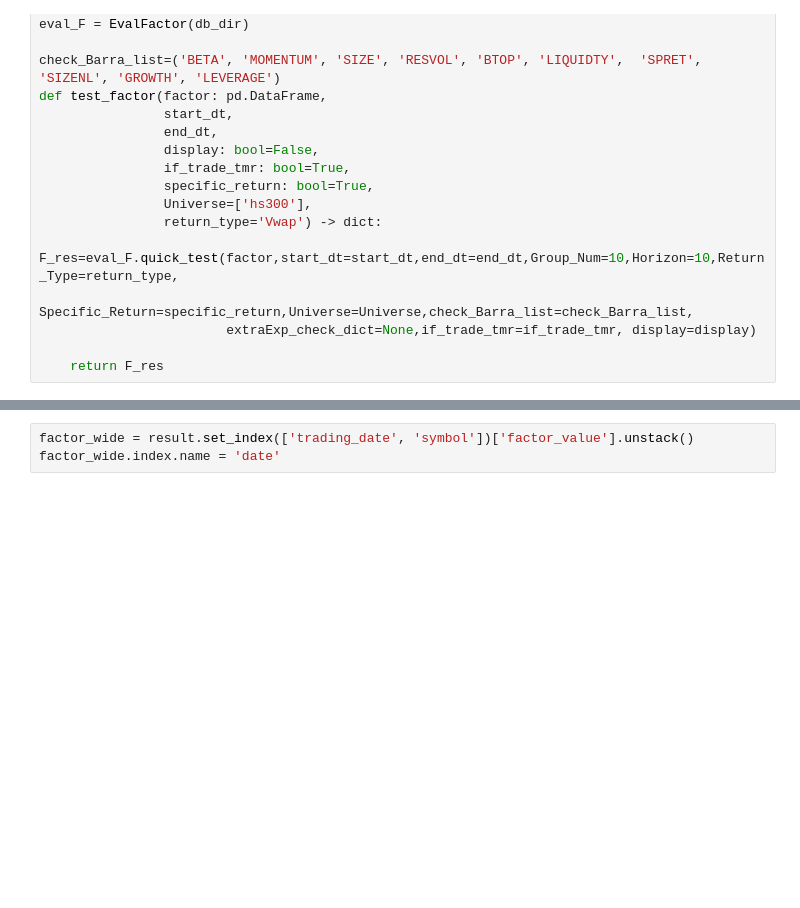
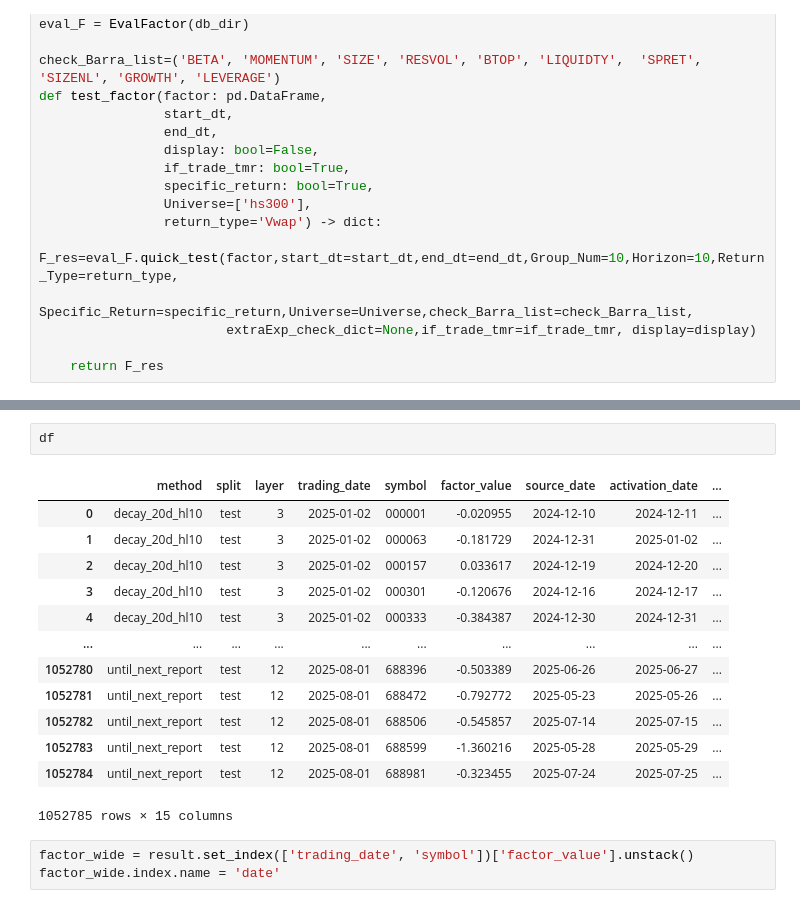
Before and after one commit to Russ4ever/chinese-wwm-roberta, a Jupyter notebook: notebooks/bt.ipynb, the cells around one changed output, grey strips where cells are left out. Drawn from its saved outputs; the diff is of its cells as text; blank space fills up the shorter version.

```diff
--- a/notebooks/bt.ipynb
+++ b/notebooks/bt.ipynb
@@ -42,3 +45,19 @@ result = df[
+# %%
+df
+# %% [output]
+|  | method | split | layer | trading_date | symbol | factor_value | source_date | activation_date | ... |
+| 0 | decay_20d_hl10 | test | 3 | 2025-01-02 | 000001 | -0.020955 | 2024-12-10 | 2024-12-11 | ... |
+| 1 | decay_20d_hl10 | test | 3 | 2025-01-02 | 000063 | -0.181729 | 2024-12-31 | 2025-01-02 | ... |
+| 2 | decay_20d_hl10 | test | 3 | 2025-01-02 | 000157 | 0.033617 | 2024-12-19 | 2024-12-20 | ... |
+| 3 | decay_20d_hl10 | test | 3 | 2025-01-02 | 000301 | -0.120676 | 2024-12-16 | 2024-12-17 | ... |
+| 4 | decay_20d_hl10 | test | 3 | 2025-01-02 | 000333 | -0.384387 | 2024-12-30 | 2024-12-31 | ... |
+| ... | ... | ... | ... | ... | ... | ... | ... | ... | ... |
+| 1052780 | until_next_report | test | 12 | 2025-08-01 | 688396 | -0.503389 | 2025-06-26 | 2025-06-27 | ... |
+| 1052781 | until_next_report | test | 12 | 2025-08-01 | 688472 | -0.792772 | 2025-05-23 | 2025-05-26 | ... |
+| 1052782 | until_next_report | test | 12 | 2025-08-01 | 688506 | -0.545857 | 2025-07-14 | 2025-07-15 | ... |
+| 1052783 | until_next_report | test | 12 | 2025-08-01 | 688599 | -1.360216 | 2025-05-28 | 2025-05-29 | ... |
+| 1052784 | until_next_report | test | 12 | 2025-08-01 | 688981 | -0.323455 | 2025-07-24 | 2025-07-25 | ... |
+1052785 rows × 15 columns
 # %%
 factor_wide = result.set_index(['trading_date', 'symbol'])['factor_value'].unstack()
 factor_wide.index.name = 'date'
```
Also changed, not shown: parts of 5 cells of this notebook, 3 other files.
